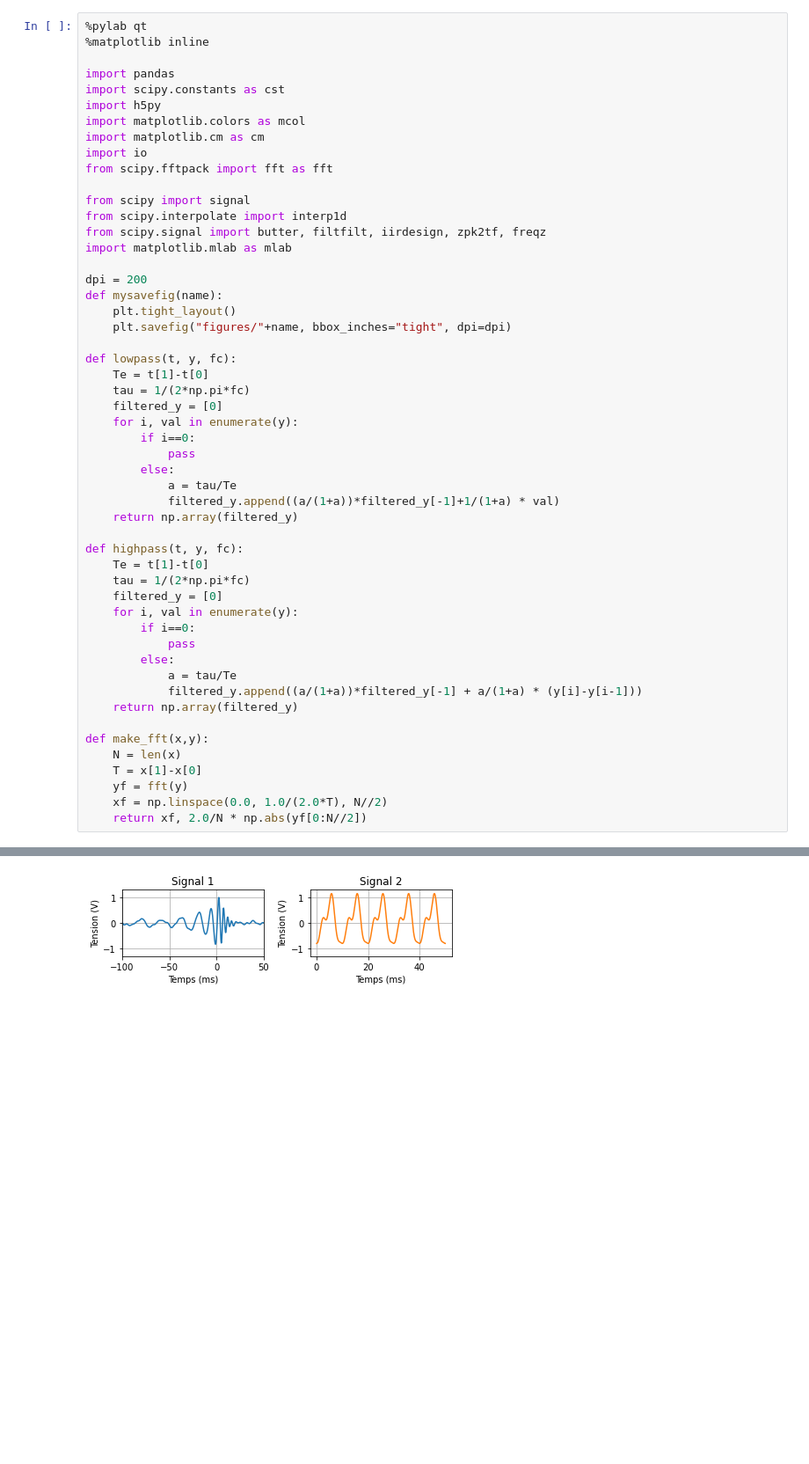
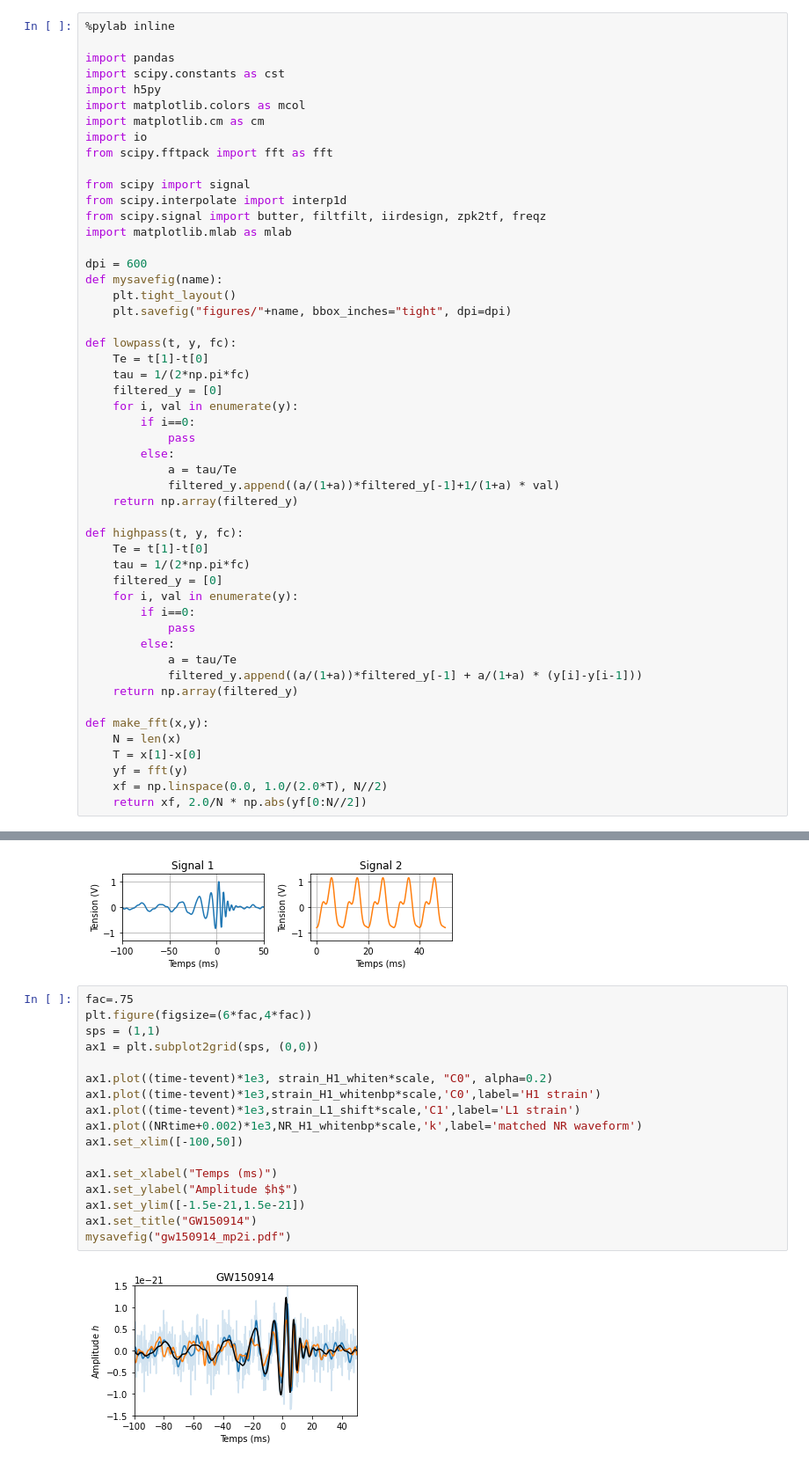
Before and after one commit to remimetzdorff/agregation, a Jupyter notebook: MEPD/DATA_analysis_LIGO.ipynb, the cells around one changed output, grey strips where cells are left out. Shown at 88% size. Cells and saved outputs as stored; diff of their text form; blank space fills up the shorter version.

```diff
--- a/MEPD/DATA_analysis_LIGO.ipynb
+++ b/MEPD/DATA_analysis_LIGO.ipynb
@@ -1,6 +1,5 @@
 # %%
-%pylab qt
-%matplotlib inline
+%pylab inline
 
 import pandas
 import scipy.constants as cst
@@ -15,7 +14,7 @@ from scipy.interpolate import interp1d
 from scipy.signal import butter, filtfilt, iirdesign, zpk2tf, freqz
 import matplotlib.mlab as mlab
 
-dpi = 200
+dpi = 600
 def mysavefig(name):
     plt.tight_layout()
     plt.savefig("figures/"+name, bbox_inches="tight", dpi=dpi)
@@ -435,3 +434,22 @@ for ax, title in zip([ax1, ax2], ["Signal 1", "Signal 2"]):
 mysavefig("periodic_signal_ds.png")
 # %% [output]
 [figure]
+# %%
+fac=.75
+plt.figure(figsize=(6*fac,4*fac))
+sps = (1,1)
+ax1 = plt.subplot2grid(sps, (0,0))
+
+ax1.plot((time-tevent)*1e3, strain_H1_whiten*scale, "C0", alpha=0.2)
+ax1.plot((time-tevent)*1e3,strain_H1_whitenbp*scale,'C0',label='H1 strain')
+ax1.plot((time-tevent)*1e3,strain_L1_shift*scale,'C1',label='L1 strain')
+ax1.plot((NRtime+0.002)*1e3,NR_H1_whitenbp*scale,'k',label='matched NR waveform')
+ax1.set_xlim([-100,50])
+
+ax1.set_xlabel("Temps (ms)")
+ax1.set_ylabel("Amplitude $h$")
+ax1.set_ylim([-1.5e-21,1.5e-21])
+ax1.set_title("GW150914")
+mysavefig("gw150914_mp2i.pdf")
+# %% [output]
+[figure, added]
```
Also changed, not shown: parts of 1 cell of this notebook, 20 other files.
